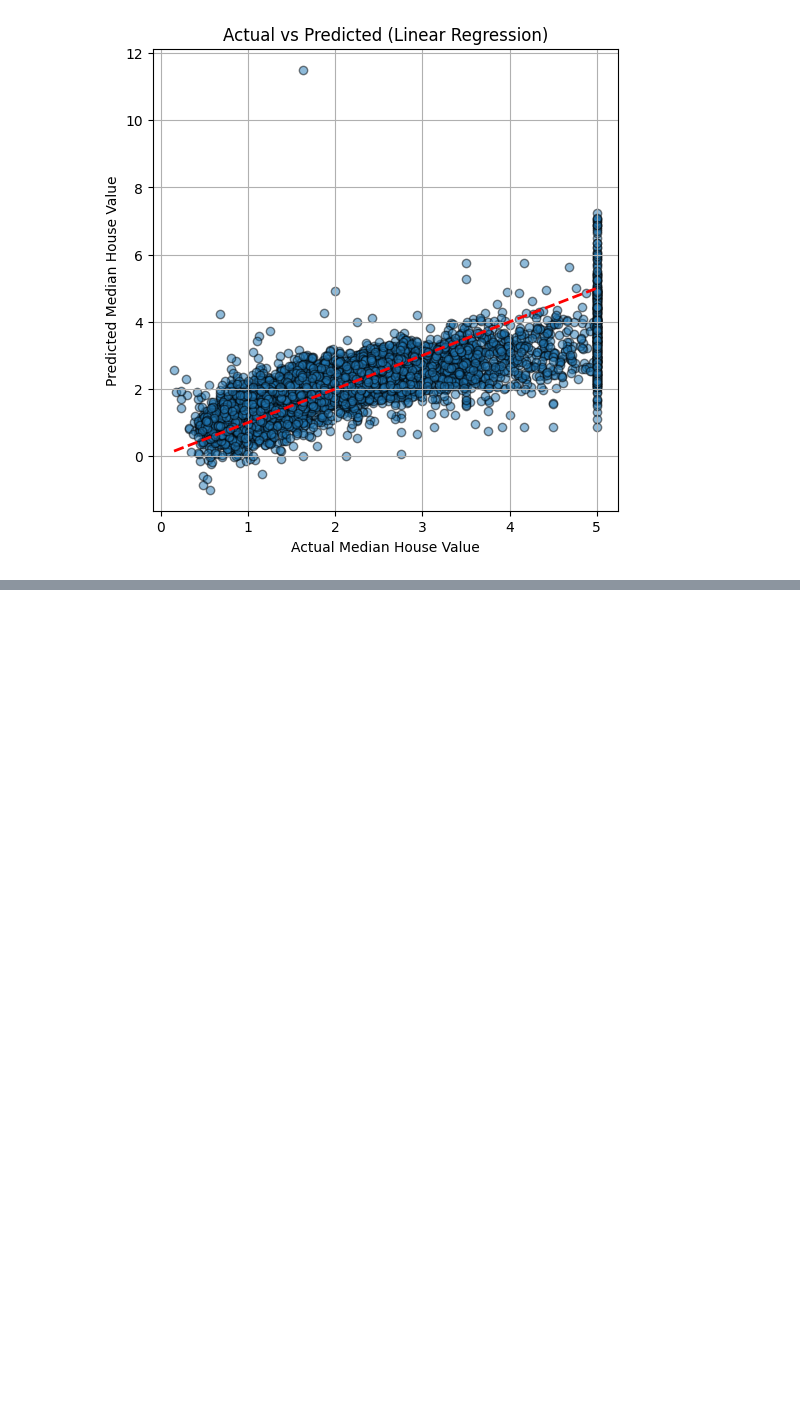
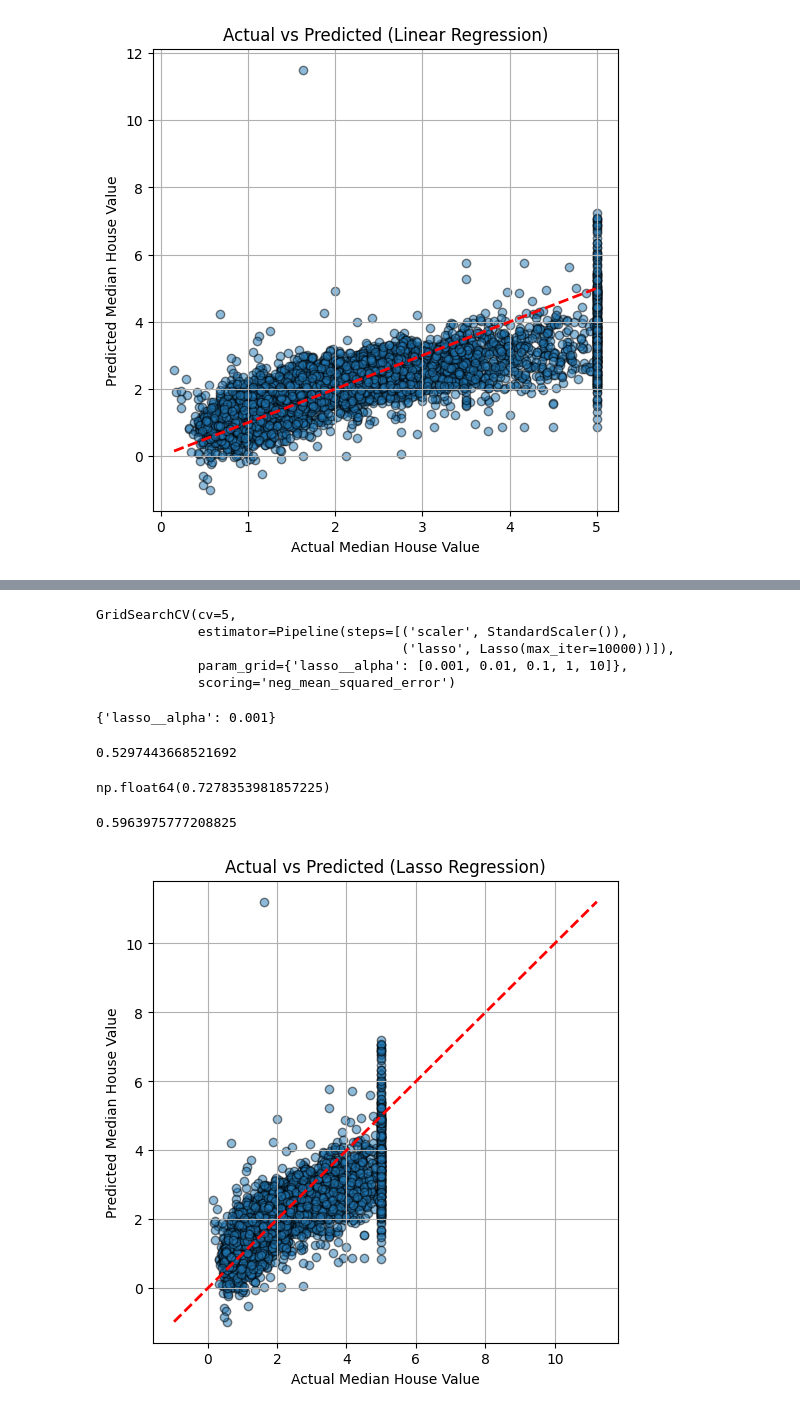
Before and after one commit to giannismantzaris-cmd/DAMA61, a Jupyter notebook: Mantzaris_WA2.ipynb, the cells around one changed output, grey strips where cells are left out. Drawn from its saved outputs; the diff is of its cells as text; code cells hidden in the pictures; blank space fills up the shorter version.

```diff
--- a/Mantzaris_WA2.ipynb
+++ b/Mantzaris_WA2.ipynb
@@ -152,0 +240,24 @@ plt.show()
+# %%
+lasso_grid = GridSearchCV(
+    lasso_pipeline,
+    lasso_param_grid,
+    cv=5,
+    scoring="neg_mean_squared_error"
+)
+# %%
+lasso_grid.fit(X_train, y_train)
+# %% [output]
+GridSearchCV(cv=5,
+             estimator=Pipeline(steps=[('scaler', StandardScaler()),
+                                       ('lasso', Lasso(max_iter=10000))]),
+             param_grid={'lasso__alpha': [0.001, 0.01, 0.1, 1, 10]},
+             scoring='neg_mean_squared_error')
+# %%
+lasso_grid.best_params_
+# %% [output]
+{'lasso__alpha': 0.001}
+# %%
+best_lasso = lasso_grid.best_estimator_
+# %%
+#Αξιολόγηση Lasso στο test set
+y_pred_lasso = best_lasso.predict(X_test)
@@ -152,0 +268,26 @@ plt.show()
+# %%
+mse_lasso
+# %% [output]
+0.5297443668521692
+# %%
+rmse_lasso
+# %% [output]
+np.float64(0.7278353981857225)
+# %%
+r2_lasso
+# %% [output]
+0.5963975777208825
+# %%
+#Plot the actu
+plt.figure(figsize=(6,6))
+plt.scatter(y_test, y_pred_lasso, alpha=0.5, edgecolors="k")
+min_val = min(y_test.min(), y_pred_lasso.min())
+max_val = max(y_test.max(), y_pred_lasso.max())
+plt.plot([min_val, max_val], [min_val, max_val], "r--", linewidth=2)
+plt.xlabel("Actual Median House Value")
+plt.ylabel("Predicted Median House Value")
+plt.title("Actual vs Predicted (Lasso Regression)")
+plt.grid(True)
+plt.show()
+# %% [output]
+[figure, added]
```
Also changed, not shown: parts of 20 cells of this notebook.
